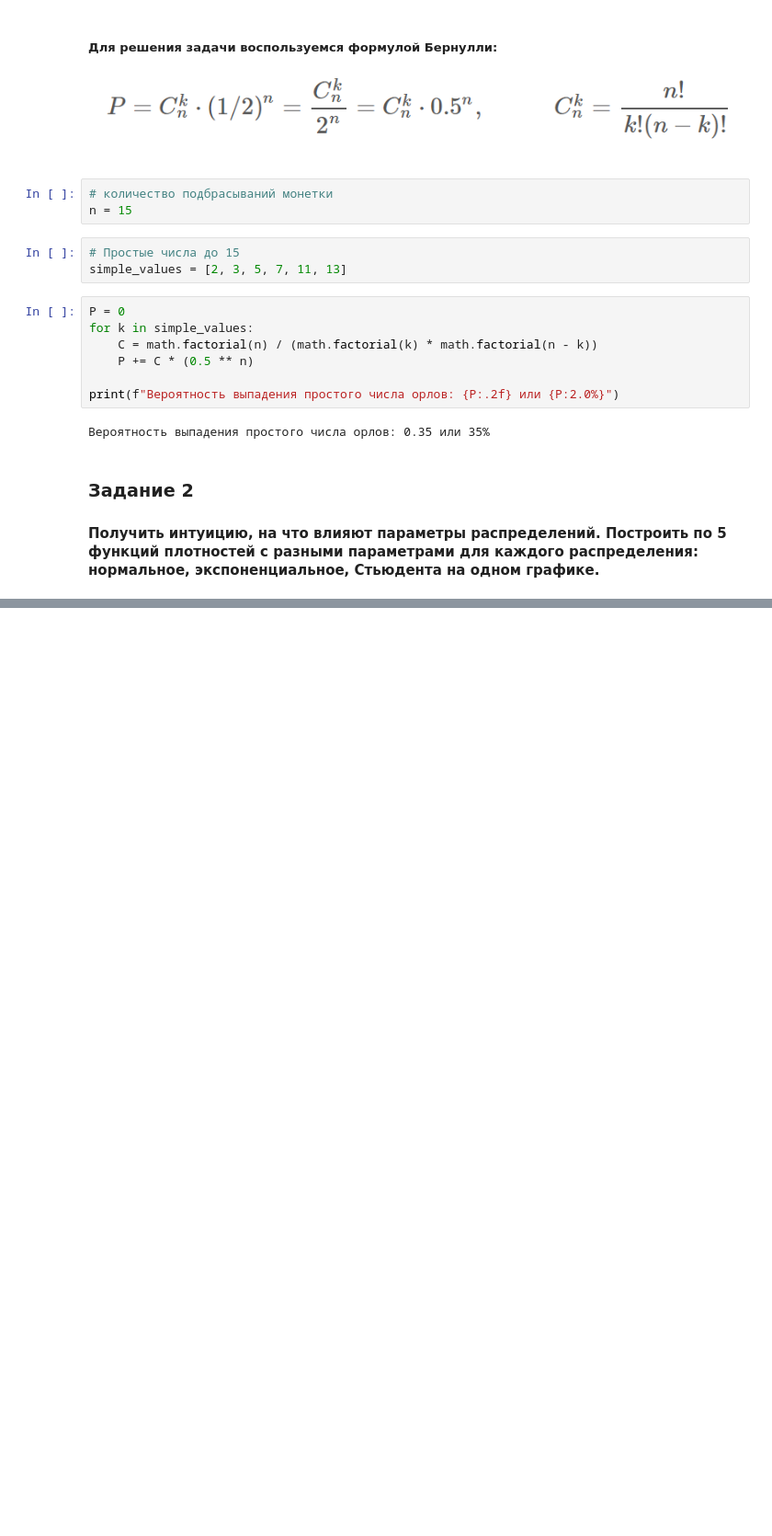
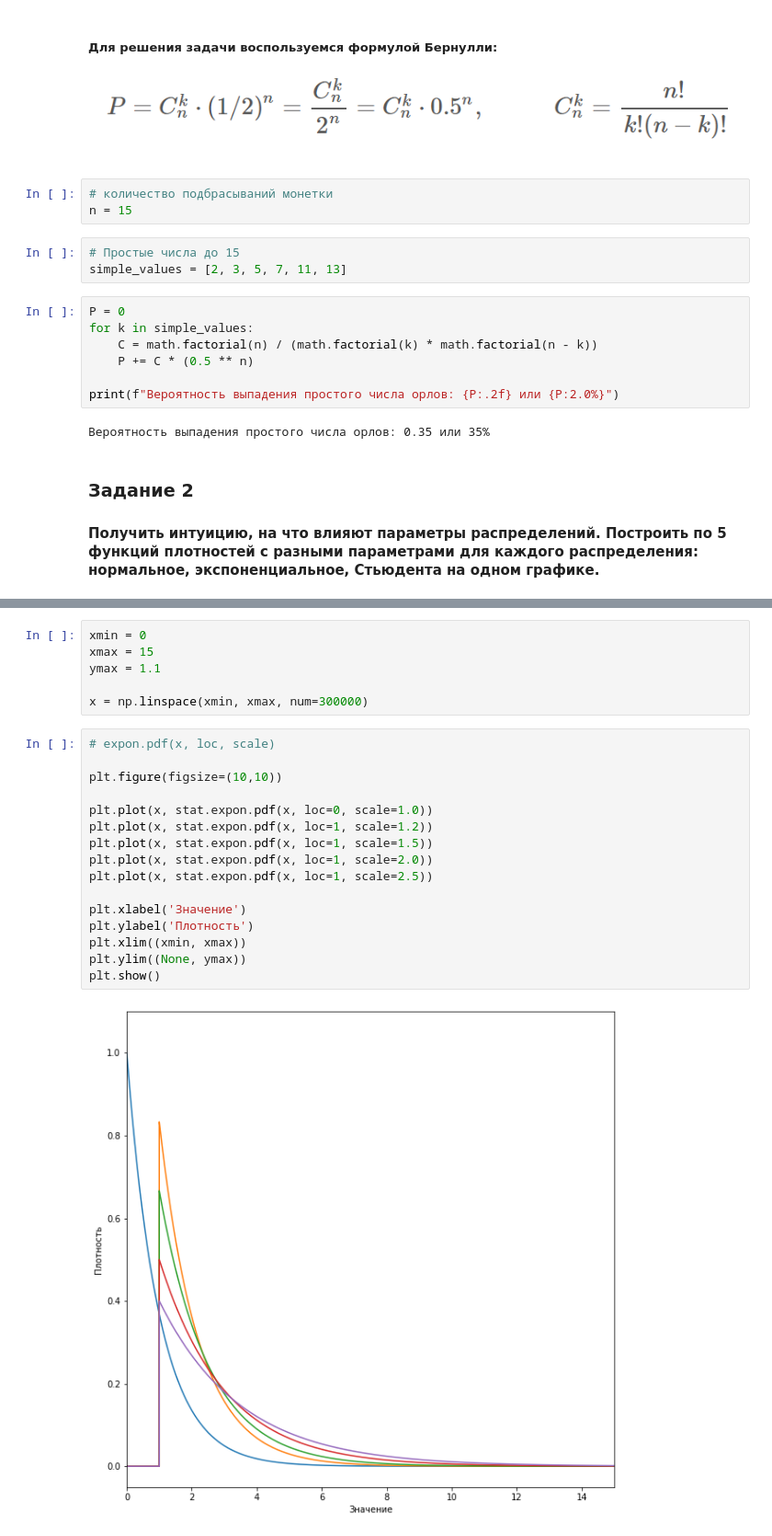
Before and after one commit to natkhosh/pyda_homeworks, a Jupyter notebook: 05_Maths_for_Data_Science/HW8_theory_of_probability.ipynb, the cells around one changed output, grey strips where cells are left out. Shown at 92% size. Saved outputs shown, nothing was run; the diff lists cells and outputs as text; blank space fills up the shorter version.

```diff
--- a/05_Maths_for_Data_Science/HW8_theory_of_probability.ipynb
+++ b/05_Maths_for_Data_Science/HW8_theory_of_probability.ipynb
@@ -85,0 +63,24 @@ h_f3_5 = plt.hist(f3_5, bins=100, density=True)
+# %%
+xmin = 0
+xmax = 15
+ymax = 1.1
+
+x = np.linspace(xmin, xmax, num=300000)
+# %%
+# expon.pdf(x, loc, scale)
+
+plt.figure(figsize=(10,10))
+
+plt.plot(x, stat.expon.pdf(x, loc=0, scale=1.0))
+plt.plot(x, stat.expon.pdf(x, loc=1, scale=1.2))
+plt.plot(x, stat.expon.pdf(x, loc=1, scale=1.5))
+plt.plot(x, stat.expon.pdf(x, loc=1, scale=2.0))
+plt.plot(x, stat.expon.pdf(x, loc=1, scale=2.5))
+
+plt.xlabel('Значение')
+plt.ylabel('Плотность')
+plt.xlim((xmin, xmax))
+plt.ylim((None, ymax))
+plt.show()
+# %% [output]
+[figure, added]
```
Also changed, not shown: parts of 20 cells of this notebook.
